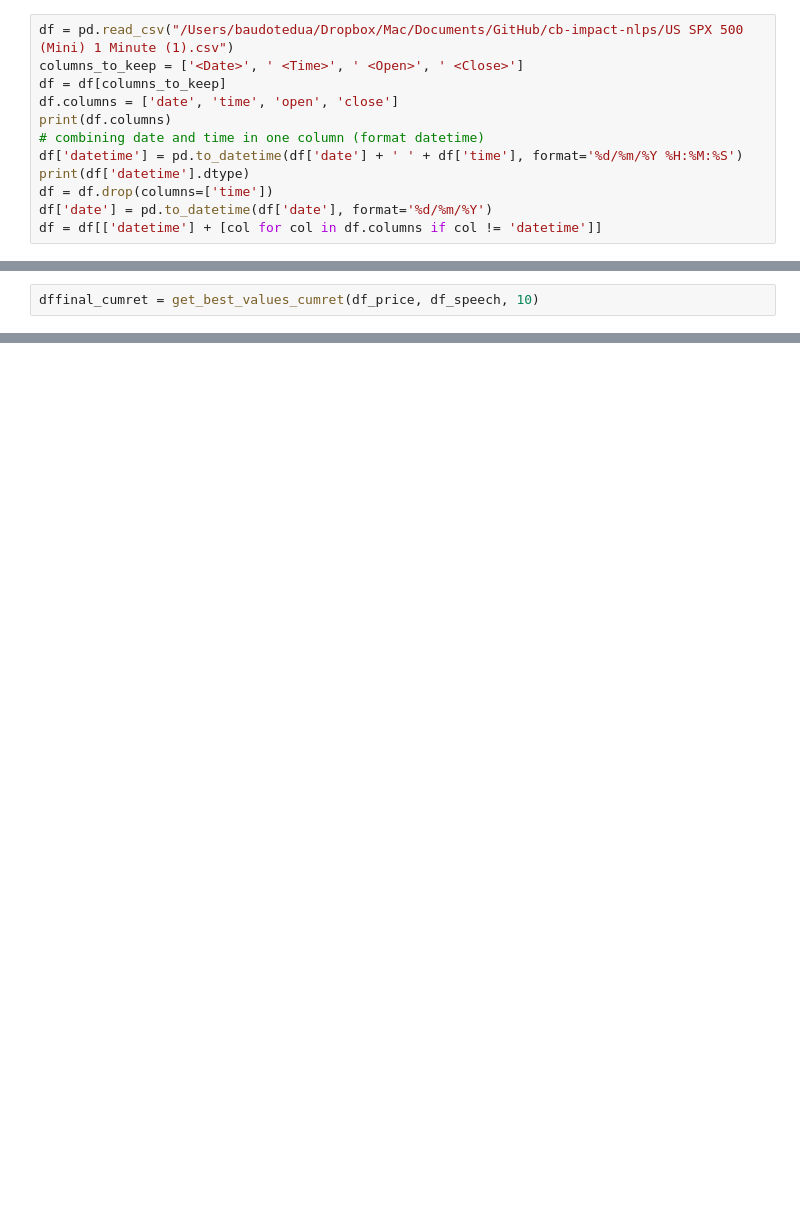
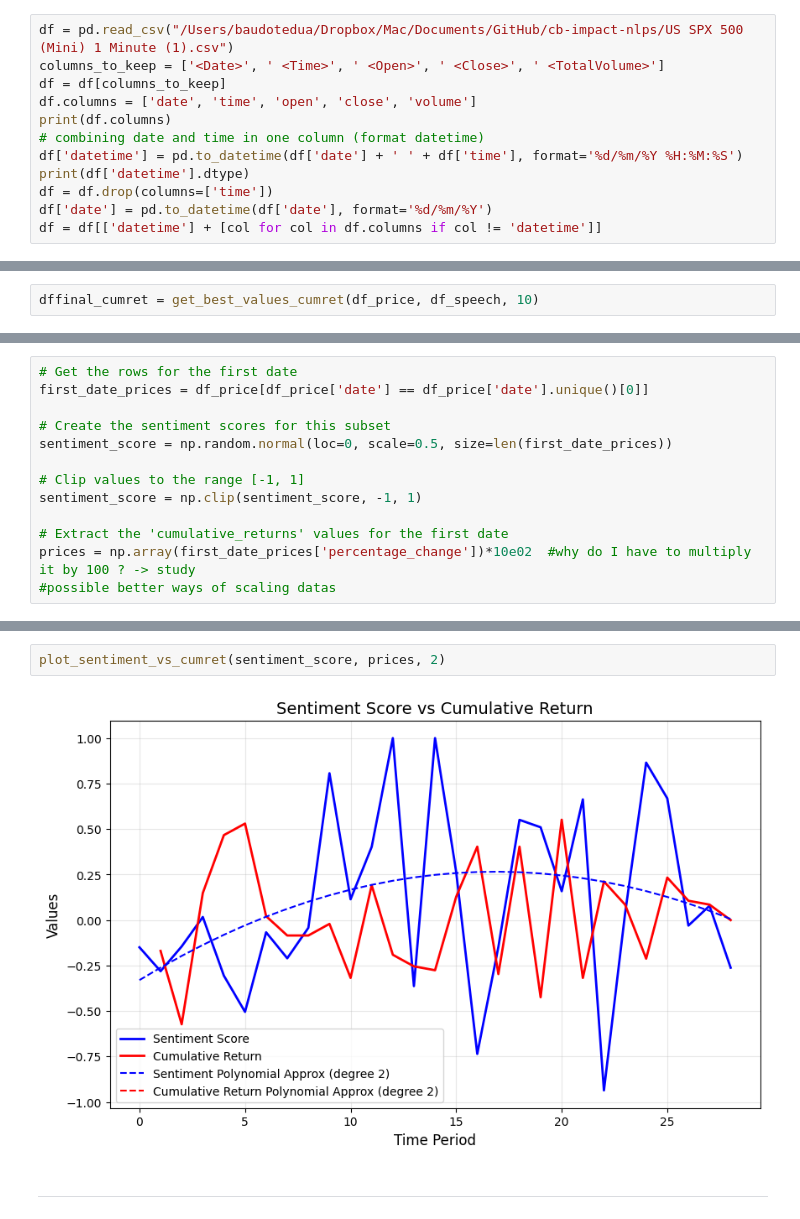
Before and after one commit to blackswan-quants/cb-impact-nlps, a Jupyter notebook: returns_analysis.ipynb, the cells around one changed output, grey strips where cells are left out. Drawn from its saved outputs; the diff is of its cells as text; blank space fills up the shorter version.

```diff
--- a/returns_analysis.ipynb
+++ b/returns_analysis.ipynb
@@ -11,9 +11,9 @@ helper = mh.PickleHelper.pickle_load(file)
 df_speech = helper.obj
 # %%
 df = pd.read_csv("/Users/baudotedua/Dropbox/Mac/Documents/GitHub/cb-impact-nlps/US SPX 500 (Mini) 1 Minute (1).csv")
-columns_to_keep = ['<Date>', ' <Time>', ' <Open>', ' <Close>']
+columns_to_keep = ['<Date>', ' <Time>', ' <Open>', ' <Close>', ' <TotalVolume>']
 df = df[columns_to_keep]
-df.columns = ['date', 'time', 'open', 'close']
+df.columns = ['date', 'time', 'open', 'close', 'volume']
 print(df.columns)
 # combining date and time in one column (format datetime)
 df['datetime'] = pd.to_datetime(df['date'] + ' ' + df['time'], format='%d/%m/%Y %H:%M:%S')
@@ -344,0 +495,13 @@ dffinal_cumret
+# %%
+# Get the rows for the first date
+first_date_prices = df_price[df_price['date'] == df_price['date'].unique()[0]]
+
+# Create the sentiment scores for this subset
+sentiment_score = np.random.normal(loc=0, scale=0.5, size=len(first_date_prices))
+
+# Clip values to the range [-1, 1]
+sentiment_score = np.clip(sentiment_score, -1, 1)
+
+# Extract the 'cumulative_returns' values for the first date
+prices = np.array(first_date_prices['percentage_change'])*10e02  #why do I have to multiply it by 100 ? -> study
+#possible better ways of scaling datas
@@ -344,0 +517,6 @@ dffinal_cumret
+# %%
+plot_sentiment_vs_cumret(sentiment_score, prices, 2)
+# %% [output]
+[figure, added]
+# %% [markdown]
+------
```
Also changed, not shown: parts of 14 cells of this notebook.
